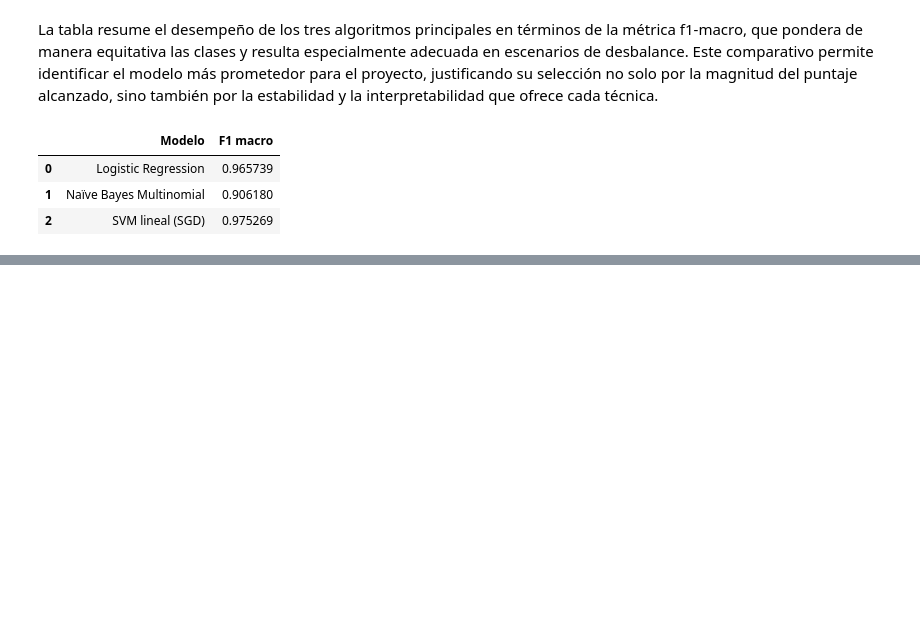
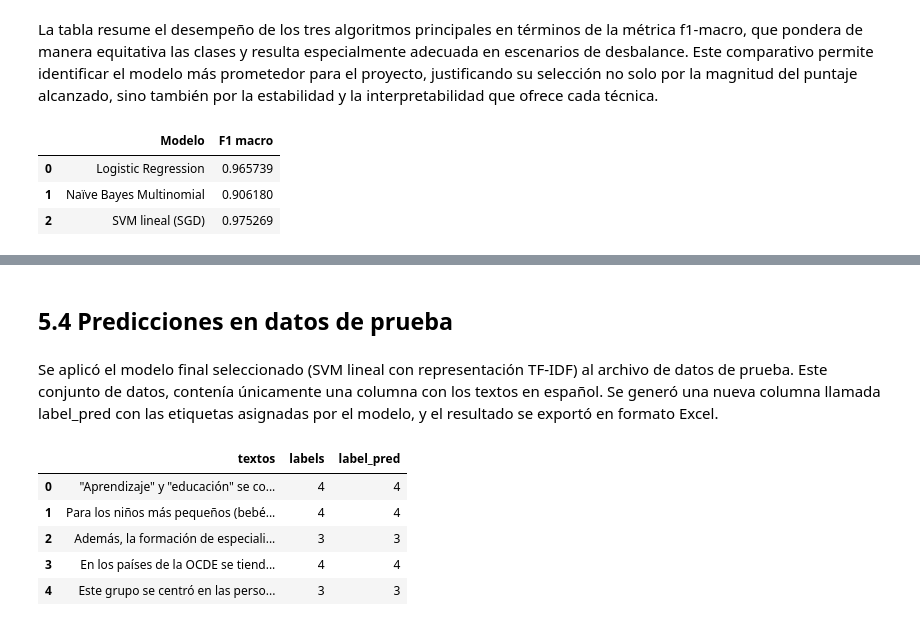
Before and after one commit to carvafel/Proyecto-1---BI, a Jupyter notebook: analisis.ipynb, the cells around one changed output, grey strips where cells are left out. Saved outputs shown, nothing was run; the diff lists cells and outputs as text; code cells hidden in the pictures; blank space fills up the shorter version.

```diff
--- a/analisis.ipynb
+++ b/analisis.ipynb
@@ -691,0 +851,29 @@ Passing `palette` without assigning `hue` is deprecated and will be removed in v
+# %% [markdown]
+## 5.4 Predicciones en datos de prueba
+# %% [markdown]
+Se aplicó el modelo final seleccionado (SVM lineal con representación TF-IDF) al archivo de datos de prueba. Este conjunto de datos, contenía únicamente una columna con los textos en español. Se generó una nueva columna llamada label_pred con las etiquetas asignadas por el modelo, y el resultado se exportó en formato Excel.
+# %%
+import pandas as pd
+from joblib import load
+
+# 1. Cargar datos de prueba
+df_prueba = pd.read_excel("Datos_proyecto.xlsx")
+
+# 2. Cargar modelo final entrenado (si no está en memoria)
+pipe_svm = load("models/best_model.joblib")
+
+# 3. Generar predicciones
+df_prueba["label_pred"] = pipe_svm.predict(df_prueba["textos"])
+
+# 4. Guardar resultados en un archivo Excel
+out_path = "predicciones_test_svm.xlsx"
+df_prueba.to_excel(out_path, index=False)
+
+df_prueba.head()
+# %% [output]
+|  | textos | labels | label_pred |
+| 0 | "Aprendizaje" y "educación" se co... | 4 | 4 |
+| 1 | Para los niños más pequeños (bebé... | 4 | 4 |
+| 2 | Además, la formación de especiali... | 3 | 3 |
+| 3 | En los países de la OCDE se tiend... | 4 | 4 |
+| 4 | Este grupo se centró en las perso... | 3 | 3 |
```
Also changed, not shown: parts of 30 cells of this notebook, 2 other files.
